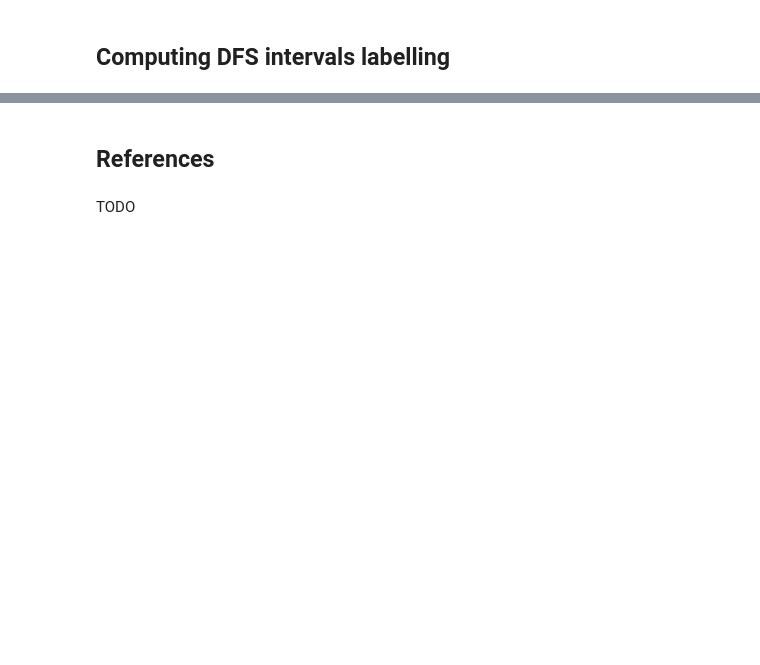
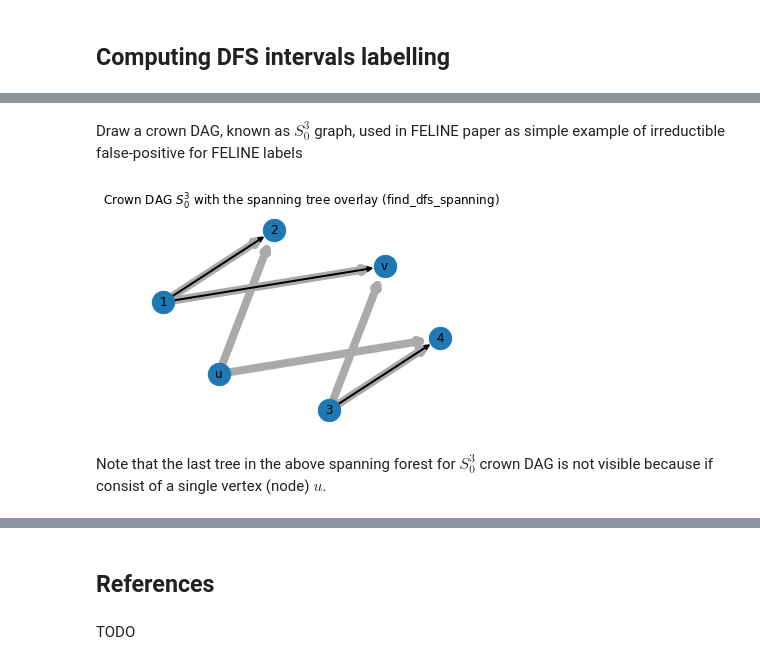
Before and after one commit to jnareb/git-commit-graph-ext, a Jupyter notebook: 07_interval_labels.ipynb, the cells around one changed output, grey strips where cells are left out. Cells and saved outputs as stored; diff of their text form; code cells hidden in the pictures; blank space fills up the shorter version.

```diff
--- a/07_interval_labels.ipynb
+++ b/07_interval_labels.ipynb
@@ -434,0 +535,27 @@ Commit graph with the spanning forest and min-post intervals:
+# %% [markdown]
+Draw a crown DAG, known as $S_0^3$ graph, used in FELINE paper as simple example of irreductible false-positive for FELINE labels
+# %%
+# get graph
+cd=graphs.crown_DAG()
+cd.pos={1:(1,4),2:(3,6),'u':(2,2),3:(4,1),4:(6,3),'v':(5,5)}
+
+# configure plot
+plt.axis('off')
+plt.title('Crown DAG $S_0^3$ with the spanning tree overlay '+
+          '(find_dfs_spanning)')
+
+# draw graph and its spanning tree
+nx.draw_networkx(cd,
+                 pos=cd.pos,
+                 node_size=500,width=8.0,
+                 edge_color='#aaaaaa')
+nx.draw_networkx_edges(cd,
+                       pos=cd.pos,
+                       edgelist=find_dfs_spanning(cd),
+                       node_size=500,width=2.0,
+                       arrowstyle='->')
+plt.draw()
+# %% [output]
+[figure, added]
+# %% [markdown]
+Note that the last tree in the above spanning forest for $S_0^3$ crown DAG is not visible because if consist of a single vertex (node) $u$.
```
Also changed, not shown: parts of 24 cells of this notebook, 2 other files.
